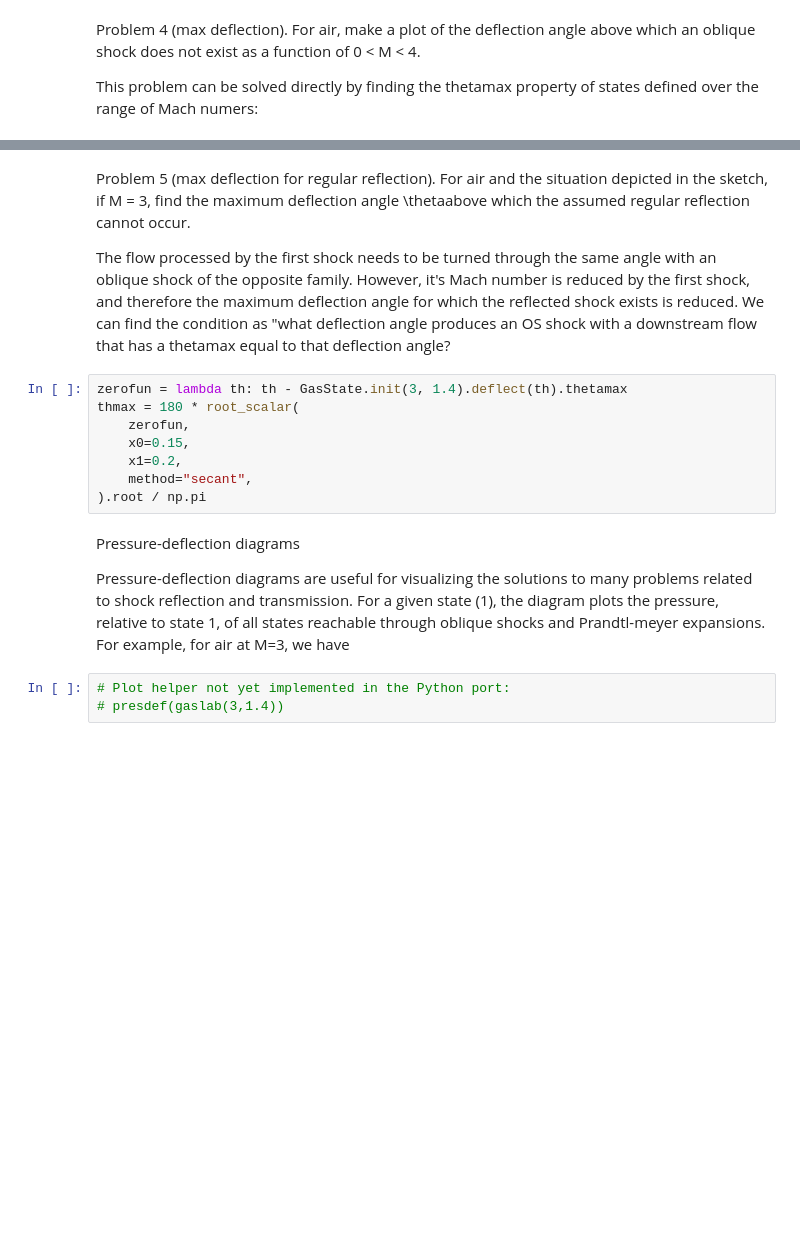
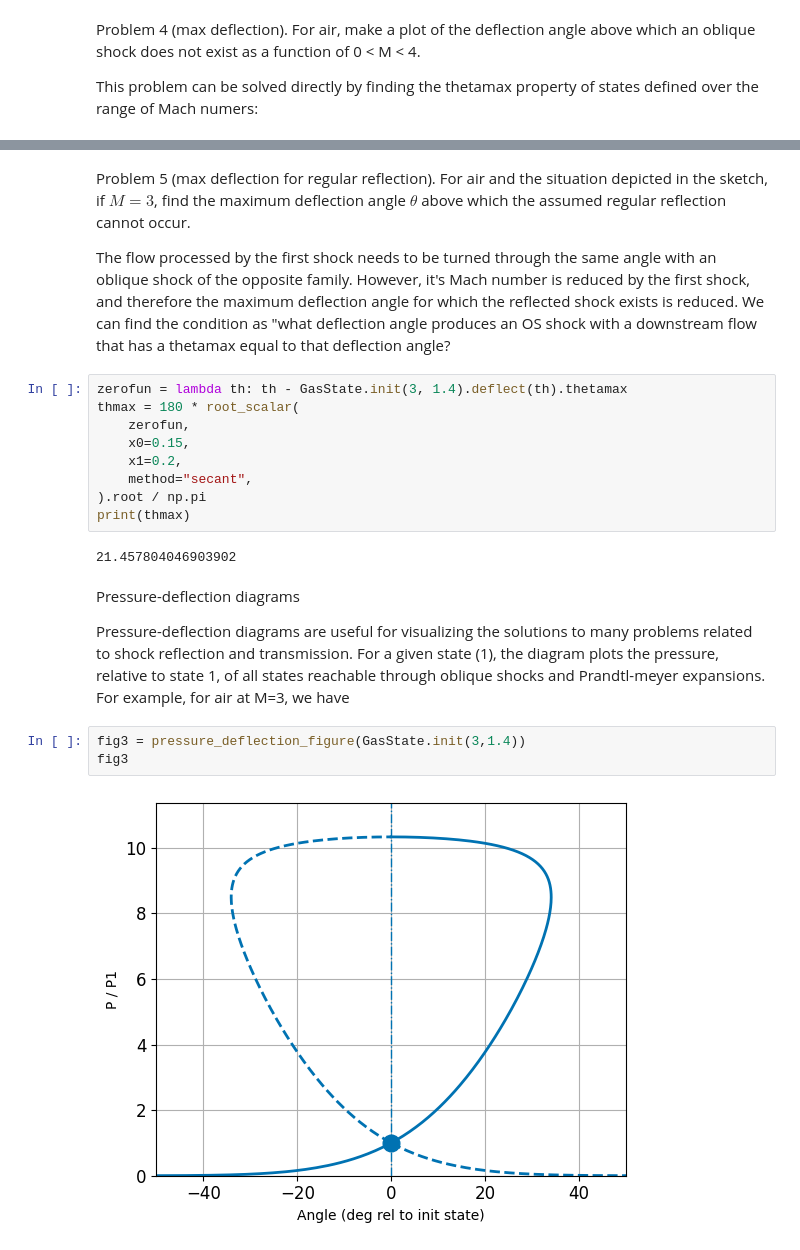
Before and after one commit to timcolonius/gaslab, a Jupyter notebook: notebooks/03_flow_turning.ipynb, the cells around one changed output, grey strips where cells are left out. Saved outputs shown, nothing was run; the diff lists cells and outputs as text; blank space fills up the shorter version.

```diff
--- a/notebooks/03_flow_turning.ipynb
+++ b/notebooks/03_flow_turning.ipynb
@@ -189,5 +202,5 @@ plt.text(1.5, 30.0, 'No solution')
 # %% [markdown]
-Problem 5 (max deflection for regular reflection).  For air and the situation depicted in the sketch, if M = 3, find the maximum deflection angle \thetaabove which the assumed regular reflection cannot occur.
+Problem 5 (max deflection for regular reflection).  For air and the situation depicted in the sketch, if $M = 3$, find the maximum deflection angle $\theta$ above which the assumed regular reflection cannot occur.
 
 The flow processed by the first shock needs to be turned through the same angle with an oblique shock of the opposite family.  However, it's Mach number is reduced by the first shock, and therefore the maximum deflection angle for which the reflected shock exists is reduced.  We can find the condition as "what deflection angle produces an OS shock with a downstream flow that has a thetamax equal to that deflection angle?
 # %%
@@ -198,13 +211,18 @@ thmax = 180 * root_scalar(
     x1=0.2,
     method="secant",
 ).root / np.pi
+print(thmax)
+# %% [output]
+21.457804046903902
 # %% [markdown]
 Pressure-deflection diagrams
 
 Pressure-deflection diagrams are useful for visualizing the solutions to many problems related to shock reflection and transmission.  For a given state (1), the diagram plots the pressure, relative to state 1, of all states reachable through oblique shocks and Prandtl-meyer expansions.  For example, for air at M=3, we have
-# %%
-# Plot helper not yet implemented in the Python port:
-# presdef(gaslab(3,1.4))
+# %%
+fig3 = pressure_deflection_figure(GasState.init(3,1.4))
+fig3
+# %% [output]
+[figure, added]
 # %% [markdown]
 The figure below shows the anatomy of the pressure-deflection diagram.
 
```
Also changed, not shown: parts of 49 cells of this notebook, 12 other files.
